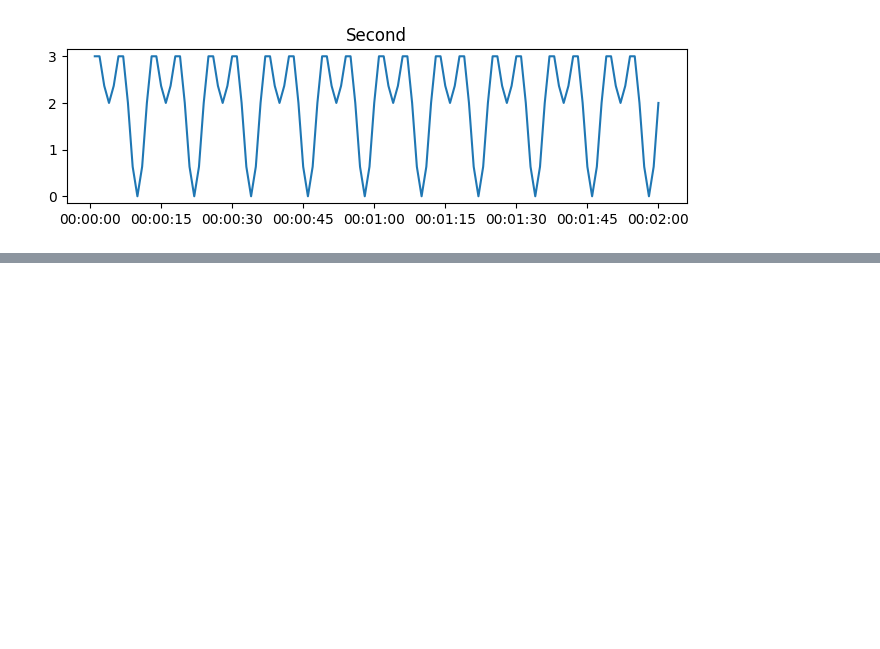
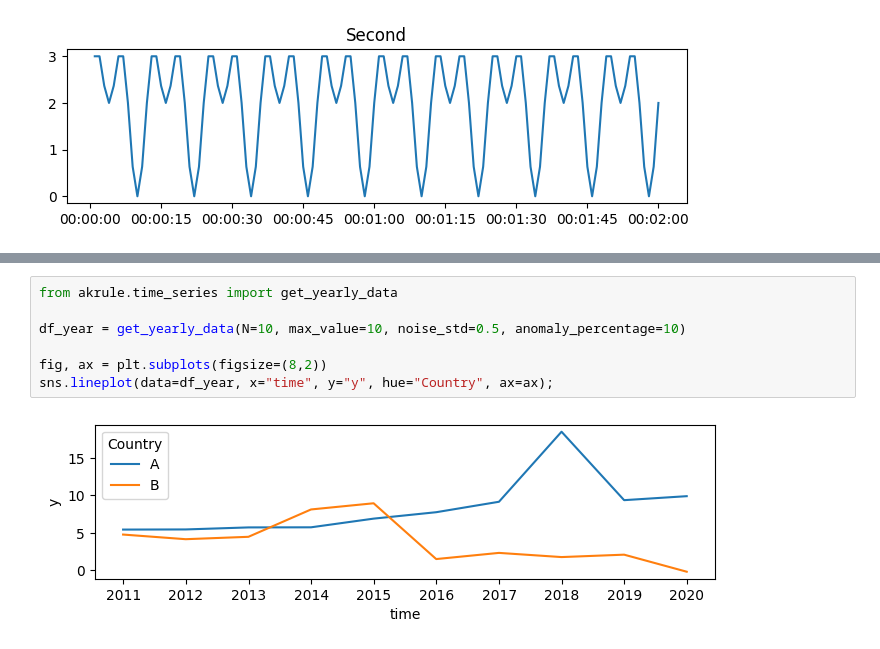
Before and after one commit to Hasan-Basri-Akcay/akrule, a Jupyter notebook: notebooks/test.ipynb, the cells around one changed output, grey strips where cells are left out. Saved outputs shown, nothing was run; the diff lists cells and outputs as text; blank space fills up the shorter version.

Commit message:
akrulebasedts

```diff
--- a/notebooks/testt.ipynb
+++ b/notebooks/test.ipynb
@@ -84,0 +132,9 @@ ax.set_title("Second");
+# %%
+from akrule.time_series import get_yearly_data
+
+df_year = get_yearly_data(N=10, max_value=10, noise_std=0.5, anomaly_percentage=10)
+
+fig, ax = plt.subplots(figsize=(8,2))
+sns.lineplot(data=df_year, x="time", y="y", hue="Country", ax=ax);
+# %% [output]
+[figure, added]
```
Also changed, not shown: parts of 7 cells of this notebook, 3 other files.
